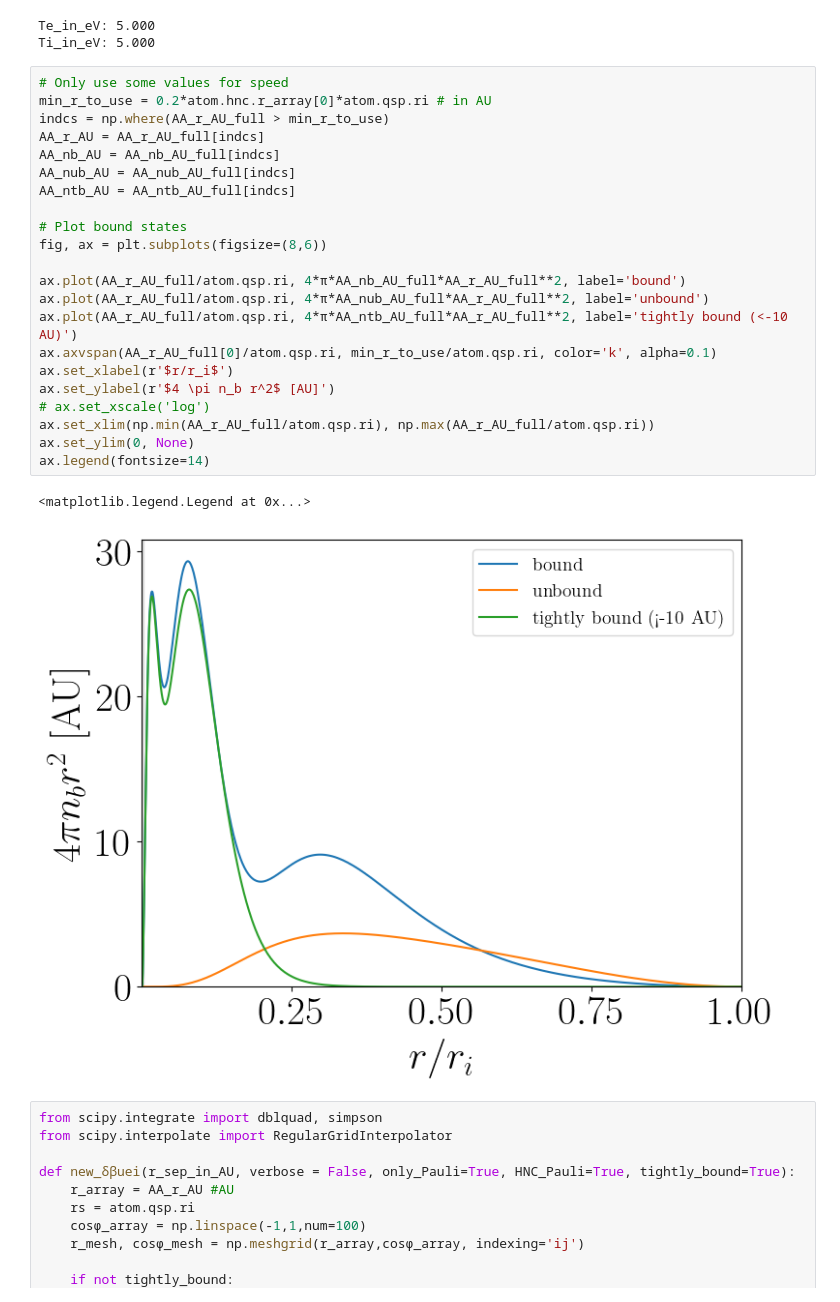
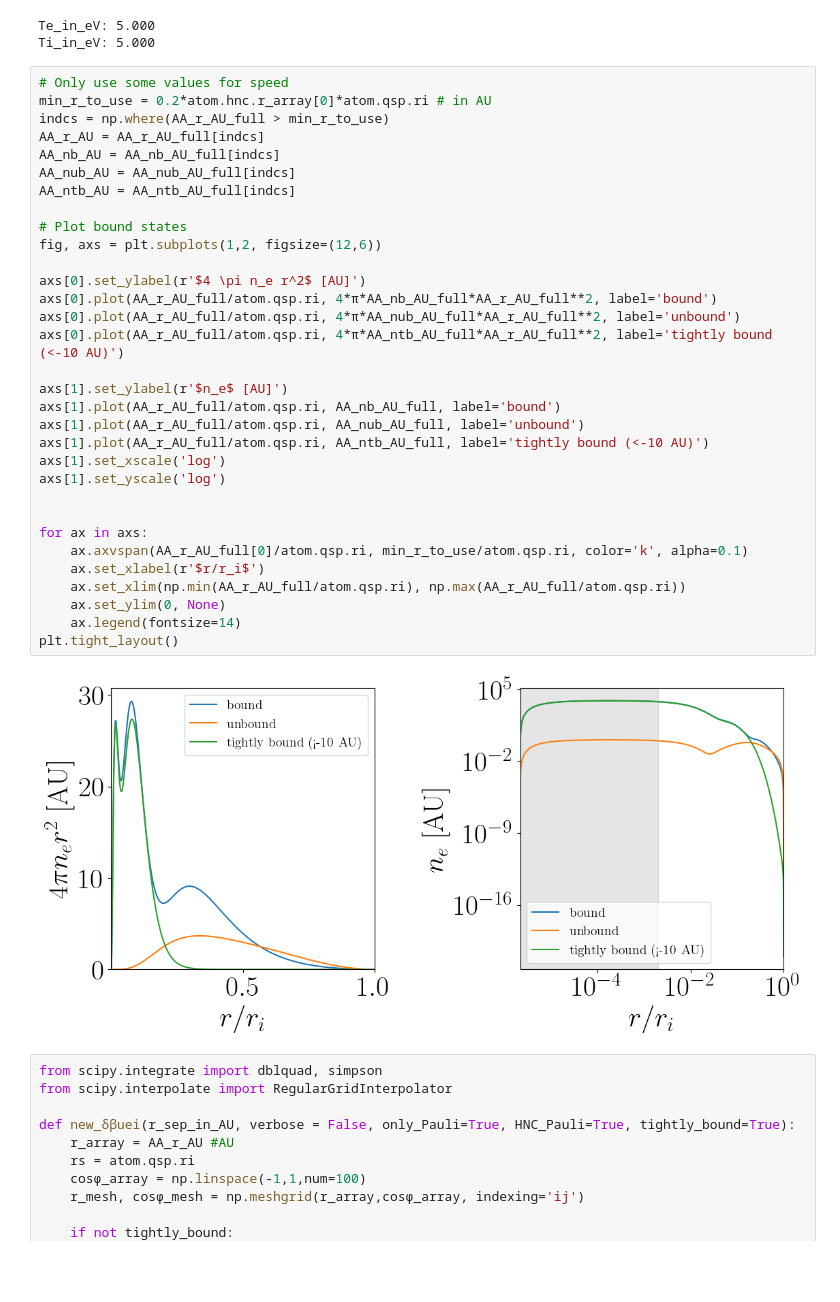
Before and after one commit to ZachAJohnson/hnc, a Jupyter notebook: TCCW/atoms/PLASMA_atoMEC_V.ipynb, the cells around one changed output. Saved outputs shown, nothing was run; the diff lists cells and outputs as text; blank space fills up the shorter version.

```diff
--- a/TCCW/atoms/PLASMA_atoMEC_V.ipynb
+++ b/TCCW/atoms/PLASMA_atoMEC_V.ipynb
@@ -77,28 +77,37 @@ Ti_in_eV: 5.000
 # %%
 # Only use some values for speed
 min_r_to_use = 0.2*atom.hnc.r_array[0]*atom.qsp.ri # in AU
 indcs = np.where(AA_r_AU_full > min_r_to_use)
 AA_r_AU = AA_r_AU_full[indcs]
 AA_nb_AU = AA_nb_AU_full[indcs]
 AA_nub_AU = AA_nub_AU_full[indcs]
 AA_ntb_AU = AA_ntb_AU_full[indcs]
 
 # Plot bound states
-fig, ax = plt.subplots(figsize=(8,6))
+fig, axs = plt.subplots(1,2, figsize=(12,6))
 
-ax.plot(AA_r_AU_full/atom.qsp.ri, 4*π*AA_nb_AU_full*AA_r_AU_full**2, label='bound')
-ax.plot(AA_r_AU_full/atom.qsp.ri, 4*π*AA_nub_AU_full*AA_r_AU_full**2, label='unbound')
-ax.plot(AA_r_AU_full/atom.qsp.ri, 4*π*AA_ntb_AU_full*AA_r_AU_full**2, label='tightly bound (<-10 AU)')
-ax.axvspan(AA_r_AU_full[0]/atom.qsp.ri, min_r_to_use/atom.qsp.ri, color='k', alpha=0.1)
-ax.set_xlabel(r'$r/r_i$')
-ax.set_ylabel(r'$4 \pi n_b r^2$ [AU]')
-# ax.set_xscale('log')
-ax.set_xlim(np.min(AA_r_AU_full/atom.qsp.ri), np.max(AA_r_AU_full/atom.qsp.ri))
-ax.set_ylim(0, None)
-ax.legend(fontsize=14)
+axs[0].set_ylabel(r'$4 \pi n_e r^2$ [AU]')
+axs[0].plot(AA_r_AU_full/atom.qsp.ri, 4*π*AA_nb_AU_full*AA_r_AU_full**2, label='bound')
+axs[0].plot(AA_r_AU_full/atom.qsp.ri, 4*π*AA_nub_AU_full*AA_r_AU_full**2, label='unbound')
+axs[0].plot(AA_r_AU_full/atom.qsp.ri, 4*π*AA_ntb_AU_full*AA_r_AU_full**2, label='tightly bound (<-10 AU)')
+
+axs[1].set_ylabel(r'$n_e$ [AU]')
+axs[1].plot(AA_r_AU_full/atom.qsp.ri, AA_nb_AU_full, label='bound')
+axs[1].plot(AA_r_AU_full/atom.qsp.ri, AA_nub_AU_full, label='unbound')
+axs[1].plot(AA_r_AU_full/atom.qsp.ri, AA_ntb_AU_full, label='tightly bound (<-10 AU)')
+axs[1].set_xscale('log')
+axs[1].set_yscale('log')
+
+
+for ax in axs:
+    ax.axvspan(AA_r_AU_full[0]/atom.qsp.ri, min_r_to_use/atom.qsp.ri, color='k', alpha=0.1)
+    ax.set_xlabel(r'$r/r_i$')
+    ax.set_xlim(np.min(AA_r_AU_full/atom.qsp.ri), np.max(AA_r_AU_full/atom.qsp.ri))
+    ax.set_ylim(0, None)
+    ax.legend(fontsize=14)
+plt.tight_layout()
 # %% [output]
-<matplotlib.legend.Legend at 0x...>
-[figure, old version]
+[figure, new version]
 # %%
 from scipy.integrate import dblquad, simpson
 from scipy.interpolate import RegularGridInterpolator
```
Also changed, not shown: 12 other files.
